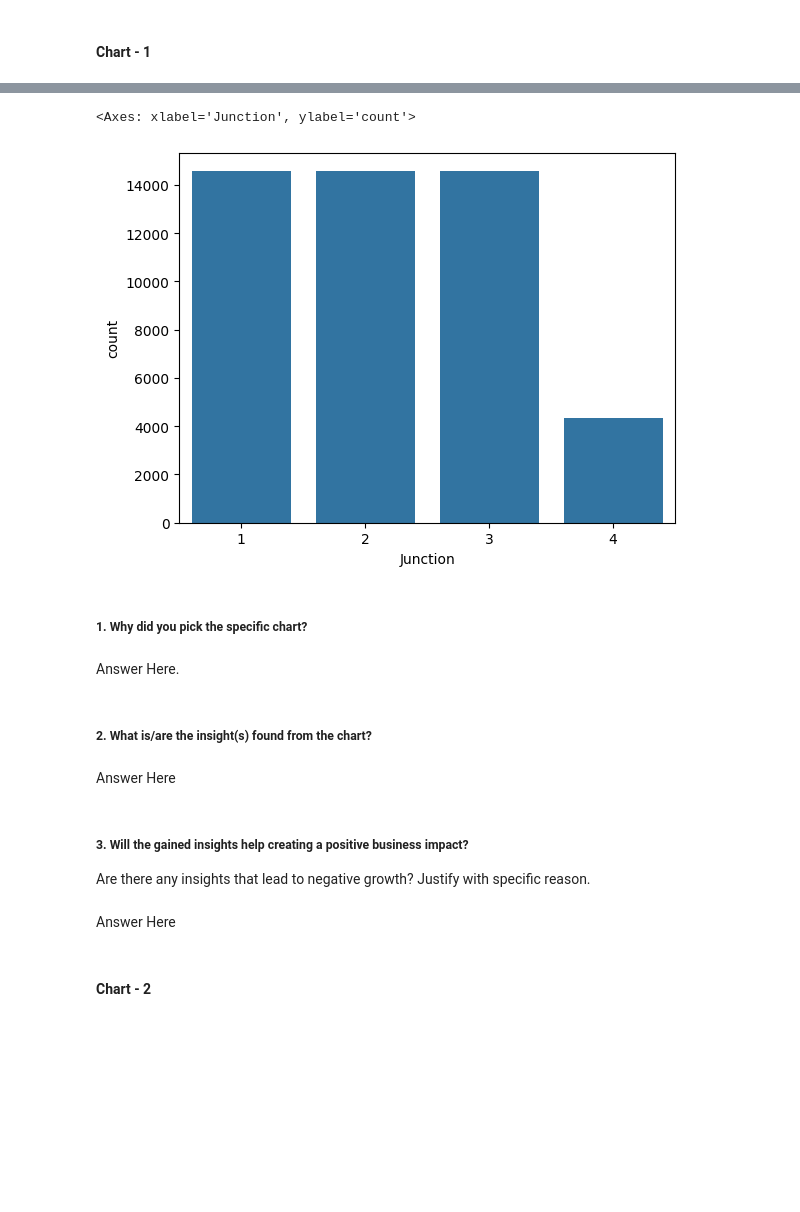
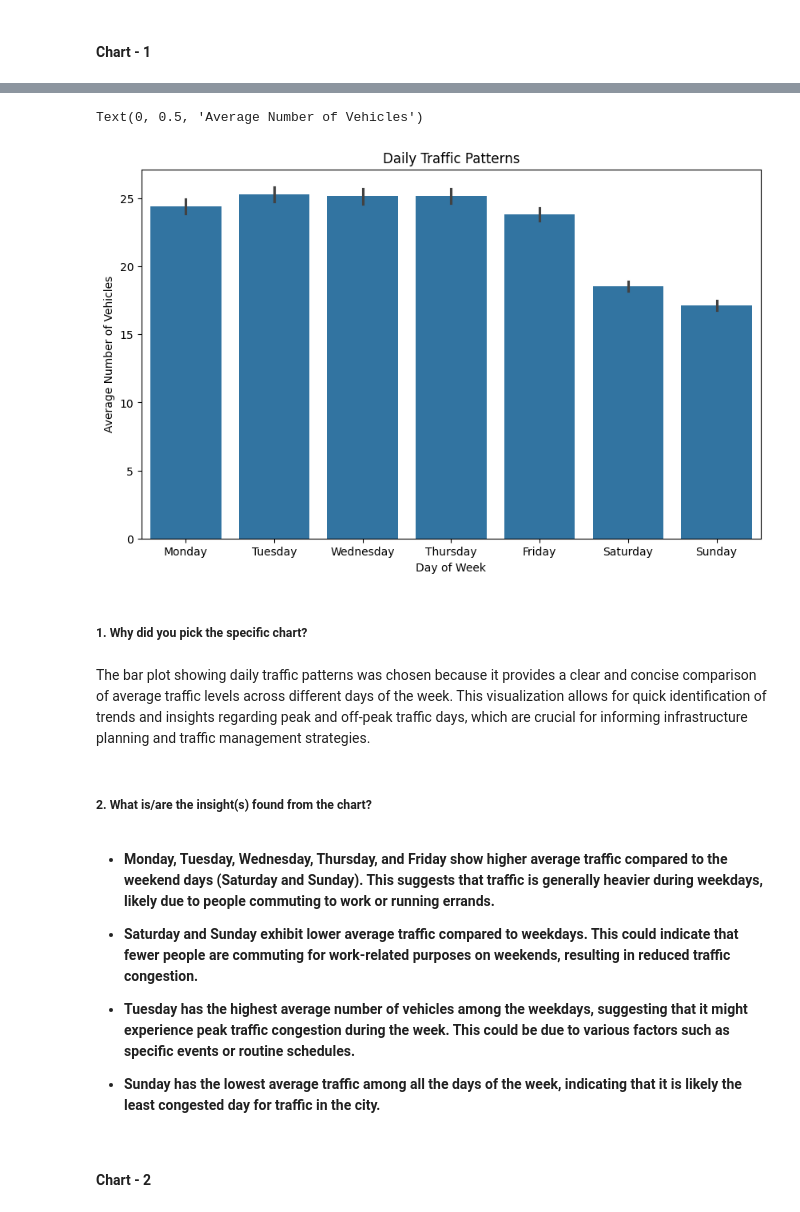
Before and after one commit to Mostaqul143/Upskill-Campas, a Jupyter notebook: Traffic Prediction.ipynb, the cells around one changed output, grey strips where cells are left out. Cells and saved outputs as stored; diff of their text form; code cells hidden in the pictures; blank space fills up the shorter version.

```diff
--- a/Traffic Prediction.ipynb
+++ b/Traffic Prediction.ipynb
@@ -311,22 +302,28 @@ test_df.head()
-# %%
-# Chart - 1 visualization code
-
-sns.countplot(data=train_df,x=train_df["Junction"])
-# %% [output]
-<Axes: xlabel='Junction', ylabel='count'>
-[figure, removed]
+# %%
+# Daily Traffic Patterns
+
+plt.figure(figsize=(10, 6))
+bar_plot = sns.barplot(data=train_df, x='Day', y='Vehicles', order=['Monday', 'Tuesday', 'Wednesday', 'Thursday', 'Friday', 'Saturday', 'Sunday'])
+plt.title('Daily Traffic Patterns')
+plt.xlabel('Day of Week')
+plt.ylabel('Average Number of Vehicles')
+# %% [output]
+Text(0, 0.5, 'Average Number of Vehicles')
+[figure, added]
 # %% [markdown]
 ##### 1. Why did you pick the specific chart?
-# %% [markdown]
-Answer Here.
+# %% [markdown]
+
+The bar plot showing daily traffic patterns was chosen because it provides a clear and concise comparison of average traffic levels across different days of the week. This visualization allows for quick identification of trends and insights regarding peak and off-peak traffic days, which are crucial for informing infrastructure planning and traffic management strategies.
 # %% [markdown]
 ##### 2. What is/are the insight(s) found from the chart?
-# %% [markdown]
-Answer Here
-# %% [markdown]
-##### 3. Will the gained insights help creating a positive business impact?
-Are there any insights that lead to negative growth? Justify with specific reason.
-# %% [markdown]
-Answer Here
+# %% [markdown]
+*   **Monday, Tuesday, Wednesday, Thursday, and Friday show higher average traffic compared to the weekend days (Saturday and Sunday). This suggests that traffic is generally heavier during weekdays, likely due to people commuting to work or running errands.**
+
+*   **Saturday and Sunday exhibit lower average traffic compared to weekdays. This could indicate that fewer people are commuting for work-related purposes on weekends, resulting in reduced traffic congestion.**
+
+*   **Tuesday has the highest average number of vehicles among the weekdays, suggesting that it might experience peak traffic congestion during the week. This could be due to various factors such as specific events or routine schedules.**
+
+*   **Sunday has the lowest average traffic among all the days of the week, indicating that it is likely the least congested day for traffic in the city.**
 # %% [markdown]
 #### Chart - 2
```
Also changed, not shown: parts of 211 cells of this notebook.
